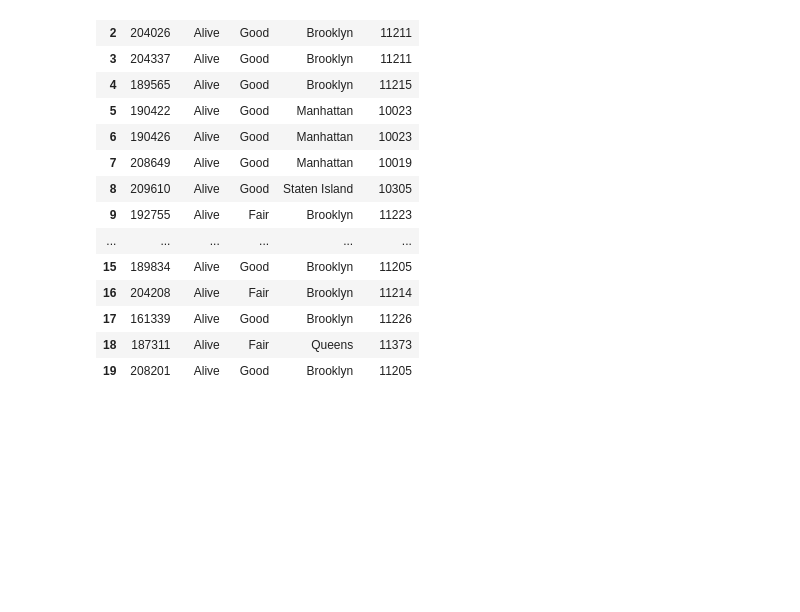
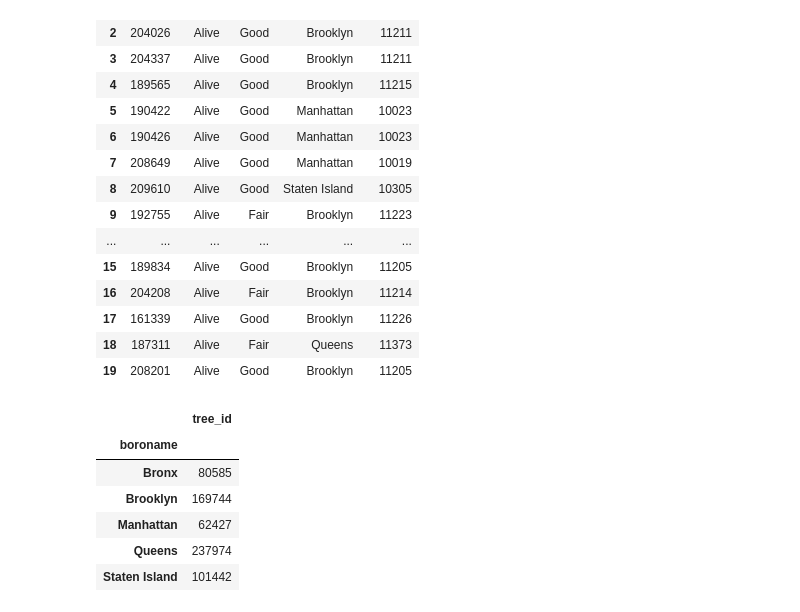
Before and after one commit to emtodd11/NYC-Top-Dog-Names-DB-Analysis, a Jupyter notebook: ETL-Project-NY-Trees.ipynb, the cells around one changed output. Saved outputs shown, nothing was run; the diff lists cells and outputs as text; code cells hidden in the pictures; blank space fills up the shorter version.

```diff
--- a/ETL-Project-NY-Trees.ipynb
+++ b/ETL-Project-NY-Trees.ipynb
@@ -124,3 +124,15 @@ tree_table.head(20)
 | 17 | 161339 | Alive | Good | Brooklyn | 11226 |
 | 18 | 187311 | Alive | Fair | Queens | 11373 |
 | 19 | 208201 | Alive | Good | Brooklyn | 11205 |
+# %%
+borough_data = tree_table.groupby('boroname')["tree_id"].count()
+borough_trees = pd.DataFrame(borough_data)
+borough_trees
+# %% [output]
+|  | tree_id |
+| boroname |  |
+| Bronx | 80585 |
+| Brooklyn | 169744 |
+| Manhattan | 62427 |
+| Queens | 237974 |
+| Staten Island | 101442 |
```
Also changed, not shown: parts of 1 cell of this notebook, 2 other files.
